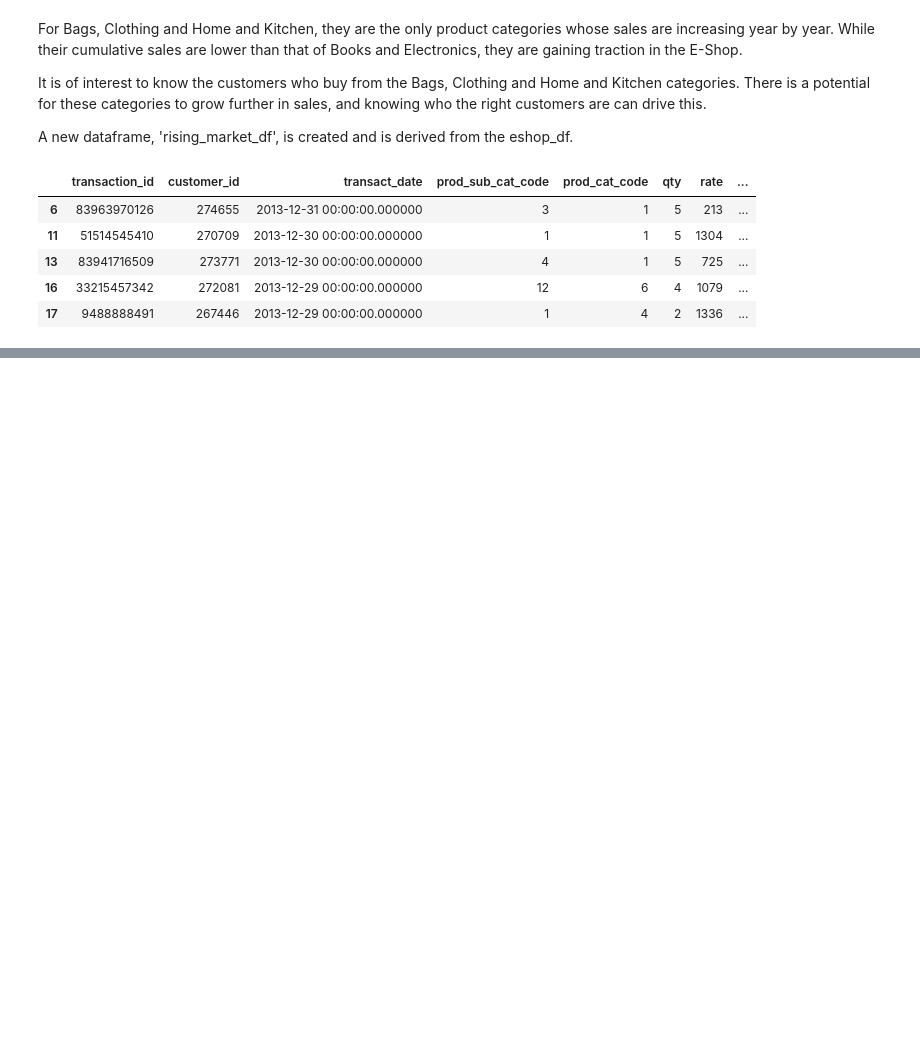
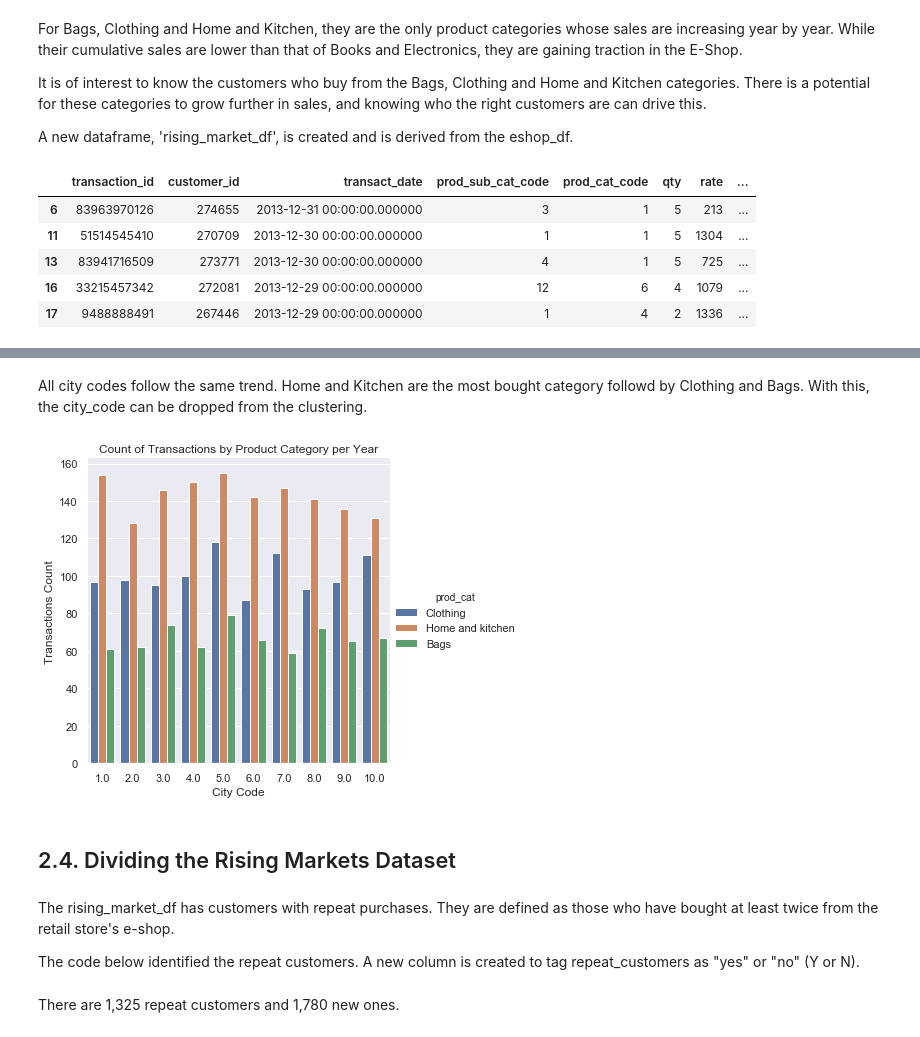
Before and after one commit to dlma1234/datascience_casestudies, a Jupyter notebook: retail_shop/analysis.ipynb, the cells around one changed output, grey strips where cells are left out. Cells and saved outputs as stored; diff of their text form; code cells hidden in the pictures; blank space fills up the shorter version.

```diff
--- a/retail_shop/eda.ipynb
+++ b/retail_shop/analysis.ipynb
@@ -306,0 +316,13 @@ rising_market_df.head()
+# %% [markdown]
+All city codes follow the same trend. Home and Kitchen are the most bought category followd by Clothing and Bags. With this, the city_code can be dropped from the clustering.
+# %%
+fig = sns.catplot(x='city_code', kind='count', hue='prod_cat', data=rising_market_df)
+fig.set(xlabel='City Code', ylabel="Transactions Count", title="Count of Transactions by Product Category per Year");
+# %% [output]
+[figure, added]
+# %% [markdown]
+## 2.4. Dividing the Rising Markets Dataset
+# %% [markdown]
+The rising_market_df has customers with repeat purchases. They are defined as those who have bought at least twice from the retail store's e-shop.
+
+The code below identified the repeat customers. A new column is created to tag repeat_customers as "yes" or "no" (Y or N).
@@ -306,0 +336,2 @@ rising_market_df.head()
+# %% [markdown]
+There are 1,325 repeat customers and 1,780 new ones.
```
Also changed, not shown: parts of 27 cells of this notebook.
